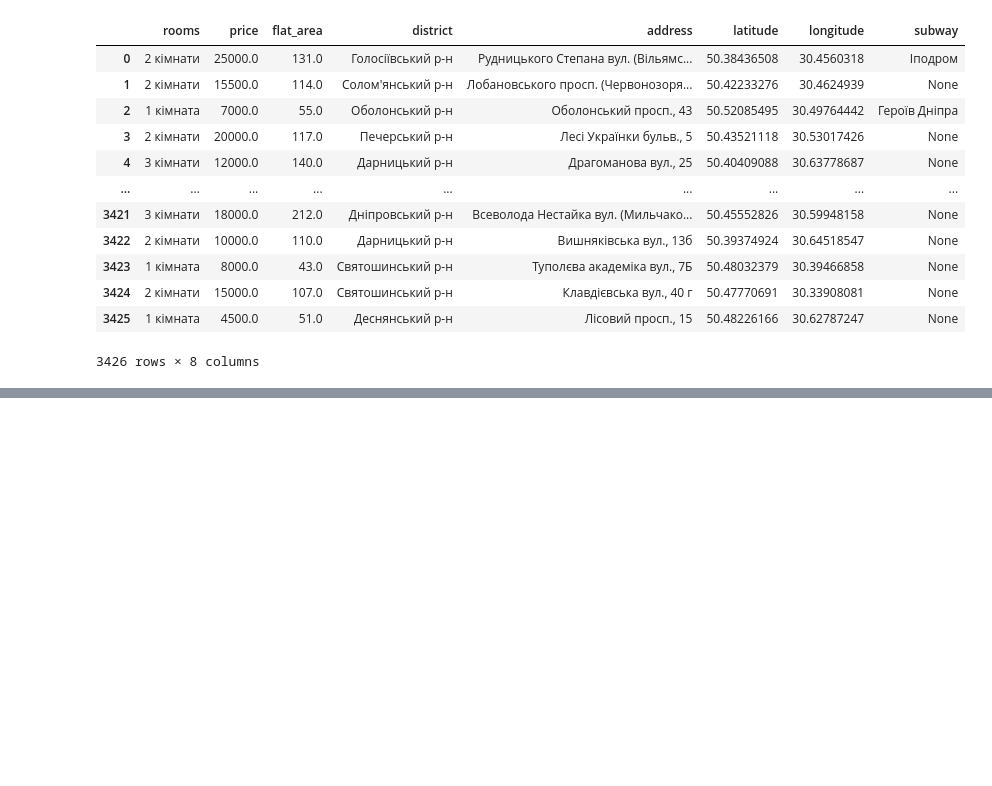
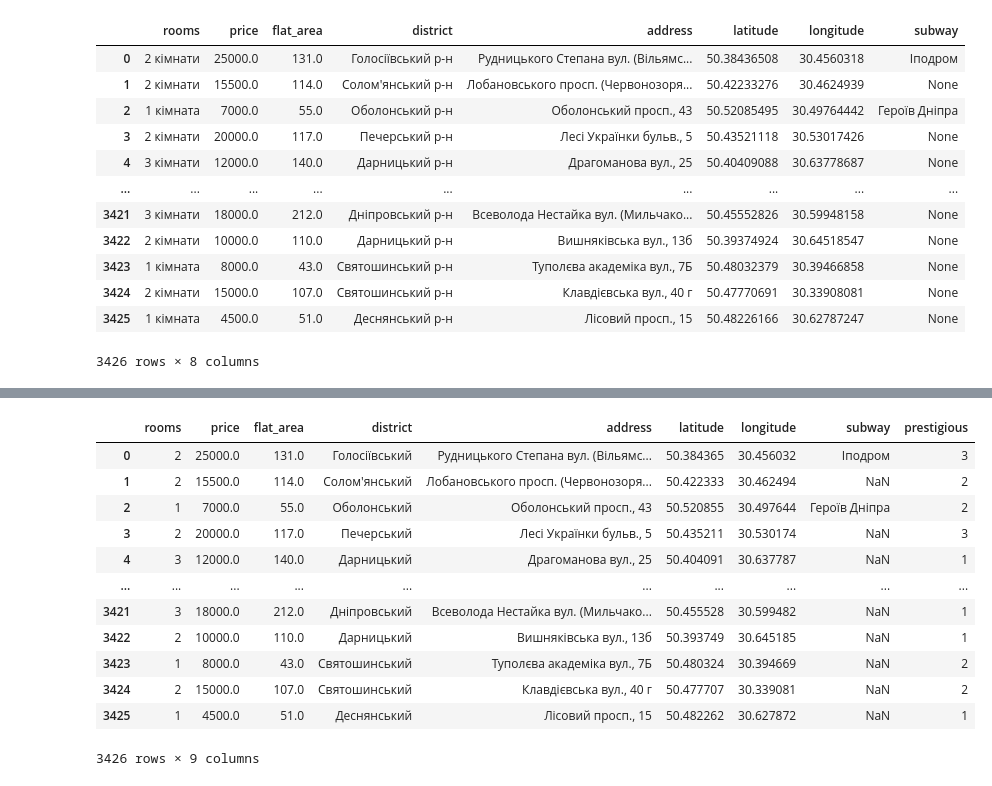
Before and after one commit to CyberCowboy404/DataScience-kyiv-flats, a Jupyter notebook: Kyiv_flats_lun_rieltor_orenda.ipynb, the cells around one changed output, grey strips where cells are left out. Saved outputs shown, nothing was run; the diff lists cells and outputs as text; code cells hidden in the pictures; blank space fills up the shorter version.

```diff
--- a/Kyiv_flats_lun_rieltor_orenda.ipynb
+++ b/Kyiv_flats_lun_rieltor_orenda.ipynb
@@ -155,0 +253,29 @@ df_unique.to_excel('orenda_Kyiv_lun_rieltor.xlsx', index=False)
+# %%
+code_prestigious = {'Печерський': 3,
+                'Шевченківський': 3,
+                'Подільський': 3,
+                'Голосіївський': 3,
+                'Святошинський': 2,
+                'Солом\'янський': 2,
+                'Оболонський': 2,
+                'Дніпровський': 1,
+                'Дарницький': 1,
+                'Деснянський': 1}
+
+# create a new column with the corresponding integers to the strings
+df_for_work['prestigious'] = df_for_work['district'].map(code_prestigious)
+df_for_work
+# %% [output]
+|  | rooms | price | flat_area | district | address | latitude | longitude | subway | prestigious |
+| 0 | 2 | 25000.0 | 131.0 | Голосіївський | Рудницького Степана вул. (Вільямс... | 50.384365 | 30.456032 | Іподром | 3 |
+| 1 | 2 | 15500.0 | 114.0 | Солом'янський | Лобановського просп. (Червонозоря... | 50.422333 | 30.462494 | NaN | 2 |
+| 2 | 1 | 7000.0 | 55.0 | Оболонський | Оболонський просп., 43 | 50.520855 | 30.497644 | Героїв Дніпра | 2 |
+| 3 | 2 | 20000.0 | 117.0 | Печерський | Лесі Українки бульв., 5 | 50.435211 | 30.530174 | NaN | 3 |
+| 4 | 3 | 12000.0 | 140.0 | Дарницький | Драгоманова вул., 25 | 50.404091 | 30.637787 | NaN | 1 |
+| ... | ... | ... | ... | ... | ... | ... | ... | ... | ... |
+| 3421 | 3 | 18000.0 | 212.0 | Дніпровський | Всеволода Нестайка вул. (Мильчако... | 50.455528 | 30.599482 | NaN | 1 |
+| 3422 | 2 | 10000.0 | 110.0 | Дарницький | Вишняківська вул., 13б | 50.393749 | 30.645185 | NaN | 1 |
+| 3423 | 1 | 8000.0 | 43.0 | Святошинський | Туполєва академіка вул., 7Б | 50.480324 | 30.394669 | NaN | 2 |
+| 3424 | 2 | 15000.0 | 107.0 | Святошинський | Клавдієвська вул., 40 г | 50.477707 | 30.339081 | NaN | 2 |
+| 3425 | 1 | 4500.0 | 51.0 | Деснянський | Лісовий просп., 15 | 50.482262 | 30.627872 | NaN | 1 |
+3426 rows × 9 columns
```
Also changed, not shown: parts of 7 cells of this notebook.
